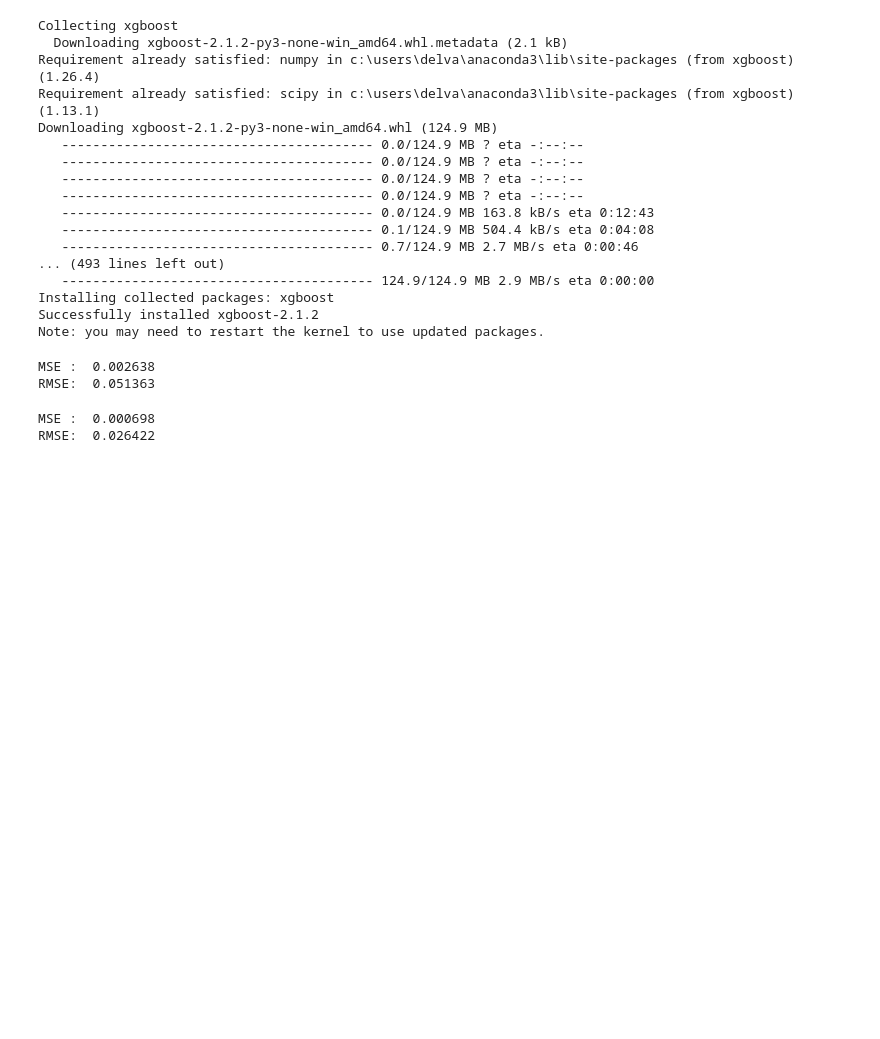
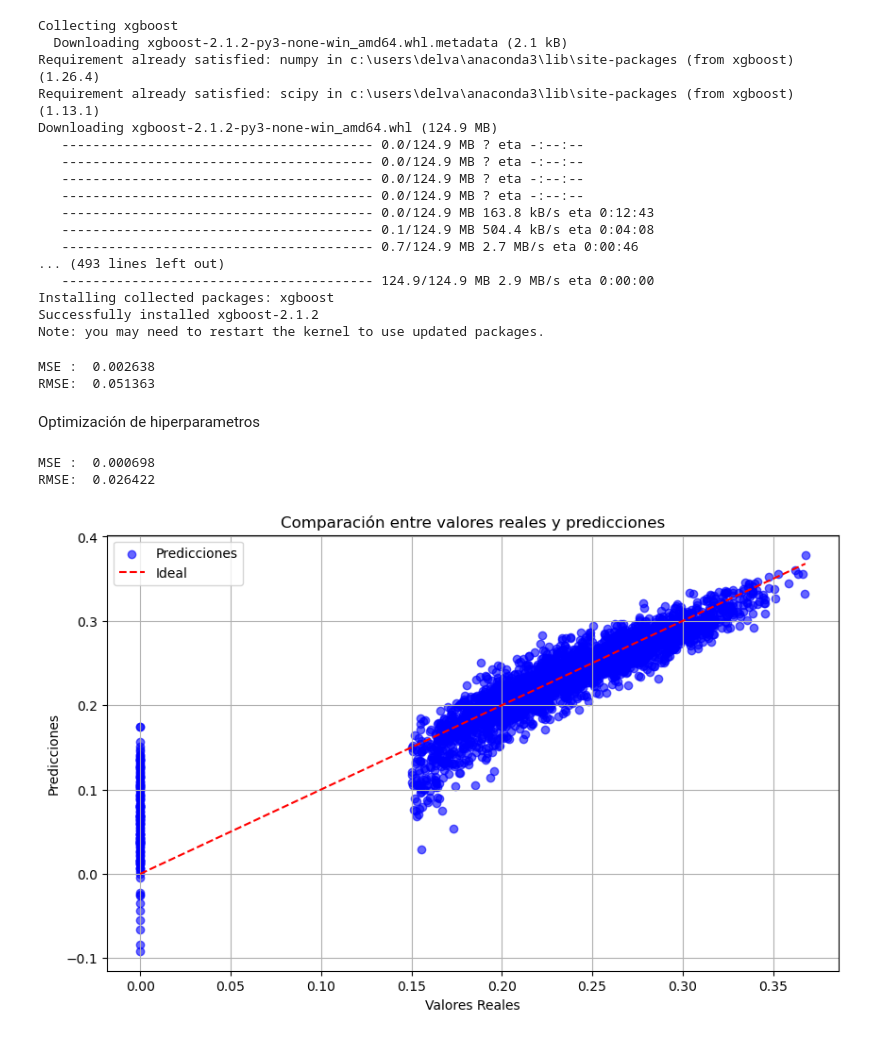
Before and after one commit to Leostark95/Proyecto_Finanzas, a Jupyter notebook: d_modelos.ipynb, the cells around one changed output. Saved outputs shown, nothing was run; the diff lists cells and outputs as text; code cells hidden in the pictures; blank space fills up the shorter version.

```diff
--- a/d_modelos.ipynb
+++ b/d_modelos.ipynb
@@ -324,6 +324,8 @@ print("RMSE: % f" % rmsewr)
 # %% [output]
 MSE :  0.002638
 RMSE:  0.051363
+# %% [markdown]
+Optimización de hiperparametros
 # %%
 model = xgb.XGBRegressor(
     objective='reg:squarederror',
@@ -361,3 +362,19 @@ print("RMSE: % f" % rmsewr)
 # %% [output]
 MSE :  0.000698
 RMSE:  0.026422
+# %%
+import matplotlib.pyplot as plt
+import numpy as np
+
+#Comparación de predicciones vs valores reales
+plt.figure(figsize=(10, 6))
+plt.scatter(y_test, preds, color='blue', label='Predicciones', alpha=0.6)
+plt.plot([y_test.min(), y_test.max()], [y_test.min(), y_test.max()], color='red', linestyle='--', label='Ideal')
+plt.xlabel('Valores Reales')
+plt.ylabel('Predicciones')
+plt.title('Comparación entre valores reales y predicciones')
+plt.legend()
+plt.grid(True)
+plt.show()
+# %% [output]
+[figure, added]
```
Also changed, not shown: parts of 1 cell of this notebook.
